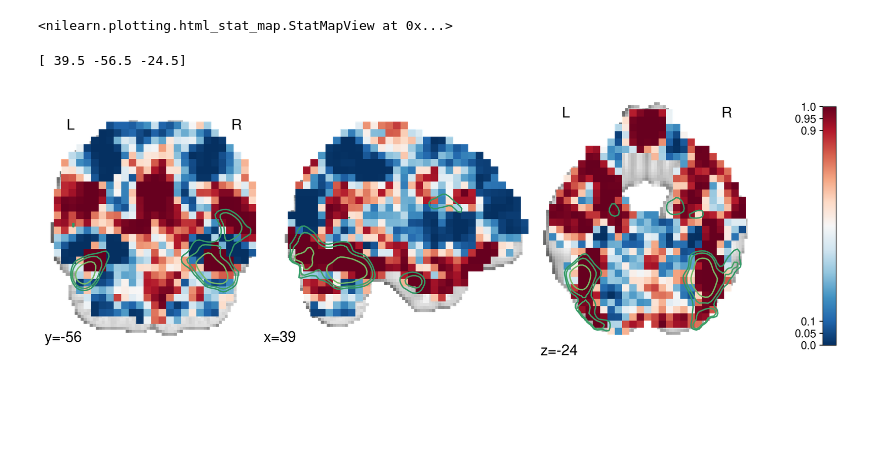
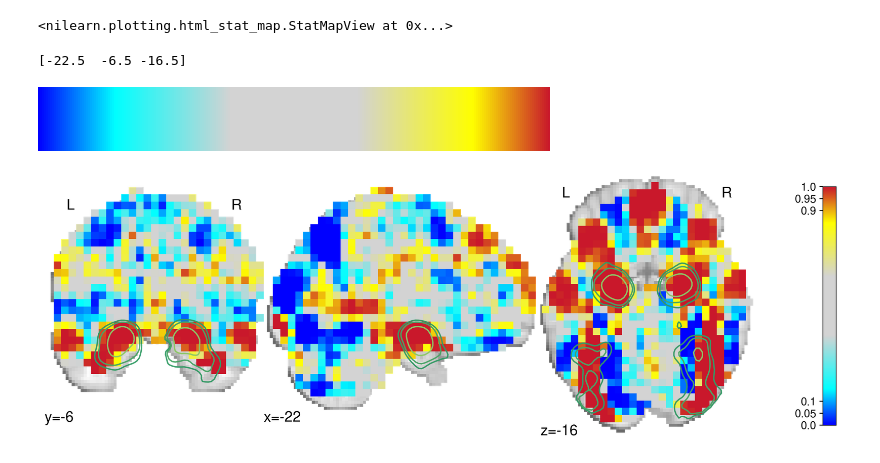
Before and after one commit to crnolan/pyrba, a Jupyter notebook: PlotPosterior.ipynb, the cells around one changed output. Drawn from its saved outputs; the diff is of its cells as text; code cells hidden in the pictures; blank space fills up the shorter version.

Commit message:
Fix colors

```diff
--- a/PlotPosterior.ipynb
+++ b/PlotPosterior.ipynb
@@ -77,7 +78,7 @@ def encode(term):
     resampled_map_image = nib.load(resampled_map_path)
     return resampled_map_image
 # %%
-neuroquery_map_image = encode("faces")
+neuroquery_map_image = encode("emotional faces")
 neuroquery_map_data = neuroquery_map_image.get_fdata()
 
 levels = np.quantile(neuroquery_map_data, [0.99, 0.995, 0.999])
@@ -88,38 +89,45 @@ mni_coordinate = nib.affines.apply_affine(neuroquery_map_image.affine, voxel_coo
 
 print(mni_coordinate)
 # %% [output]
-[ 39.5 -56.5 -24.5]
+[-22.5  -6.5 -16.5]
+# %%
+colors = ["blue","cyan","lightgray","lightgray","yellow","#C9182B"]
+values = np.array([0, 0.15, 0.375, 0.625, 0.85, 1])
+cmap = LinearSegmentedColormap.from_list("gangchen", list(zip(values, colors)))
+cmap
+# %% [output]
+[figure, added]
 # %%
 figure = plt.figure(figsize=(12, 4), dpi=300)
 plt.rcParams["font.size"] = 12
 plt.rcParams["font.family"] = "Nimbus Sans"
 
 
 display = plot_stat_map(
     posterior_map_image,
     template_image,
     cut_coords=mni_coordinate,
     threshold=0,
-    cmap="RdBu_r",
+    cmap=cmap,
     draw_cross=False,
     black_bg=False,
     figure=figure,
 )
 
 display.add_contours(
     neuroquery_map_image,
     levels=levels,
     cmap="summer"
 )
 
 # replicate Gang's colorbar
 ticks = np.array([1, 0.95, 0.9, 0.1, 0.05, 0])
 display._cbar.set_ticks(2 * ticks - 1)
 display._cbar.set_ticklabels(ticks)
 display._colorbar_ax.yaxis.set_tick_params(width=1)
 
 display.annotate(size=16)
 
 plt.savefig("posterior.pdf")
 # %% [output]
-[figure, old version]
+[figure, new version]
```
Also changed, not shown: parts of 1 cell of this notebook.
